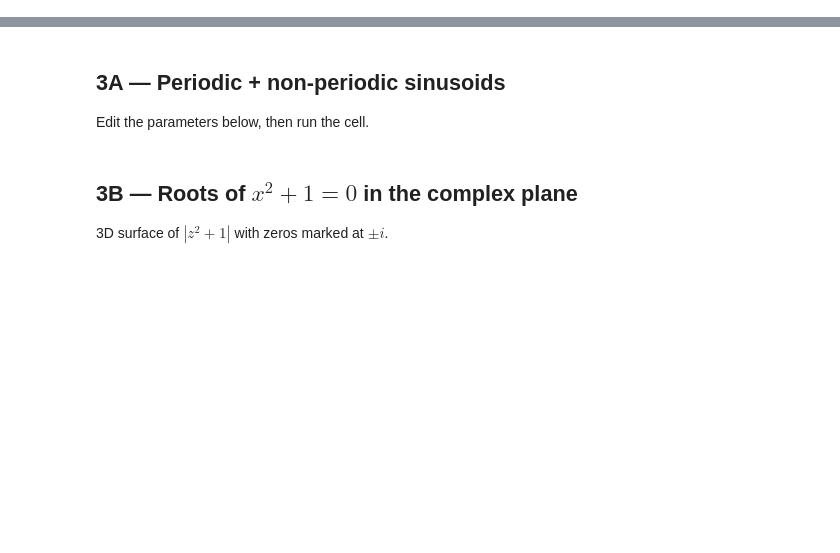
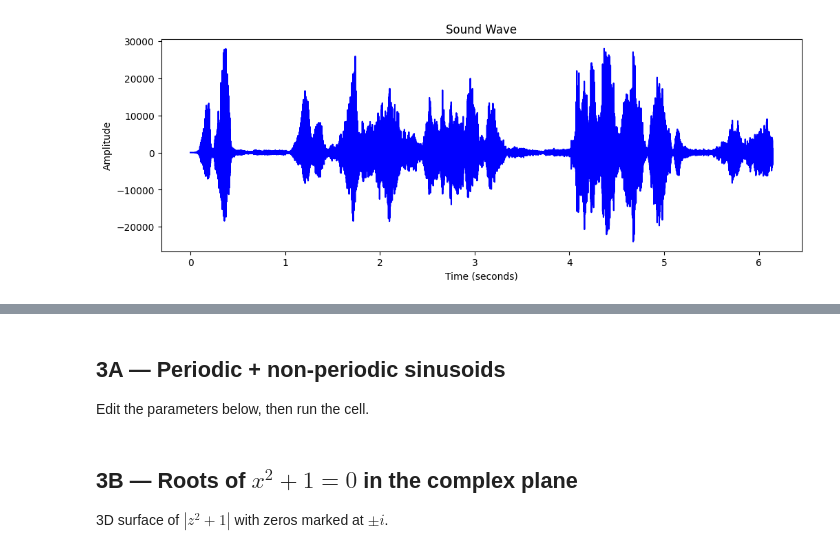
Before and after one commit to Siddco17/padhai, a Jupyter notebook: sem3/03-sns-lab/scripts/snslab.ipynb, the cells around one changed output, grey strips where cells are left out. Drawn from its saved outputs; the diff is of its cells as text; code cells hidden in the pictures; blank space fills up the shorter version.

```diff
--- a/sem3/03-sns-lab/scripts/snslab.ipynb
+++ b/sem3/03-sns-lab/scripts/snslab.ipynb
@@ -4,0 +67,30 @@ Combined notebook for lab scripts **3A**, **3B**, and **3C**.
+# %%
+import matplotlib.pyplot as plt
+import numpy as np
+import wave
+
+
+wav_file = wave.open("/content/sample_data/voice.wav", "rb")
+
+sample_rate = wav_file.getframerate()
+n_frames = wav_file.getnframes()
+n_channels = wav_file.getnchannels()
+audio_data = wav_file.readframes(n_frames)
+
+audio_array = np.frombuffer(audio_data, dtype=np.int16)
+
+
+if n_channels > 1:
+    audio_array = audio_array.reshape(-1, n_channels)
+    audio_array = audio_array[:, 0]
+
+time_axis = np.linspace(0, n_frames / sample_rate, num=n_frames)
+
+plt.figure(figsize=(12, 4))
+plt.plot(time_axis, audio_array, color="blue")
+plt.title("Sound Wave")
+plt.xlabel("Time (seconds)")
+plt.ylabel("Amplitude")
+plt.show()
+# %% [output]
+[figure, added]
```
Also changed, not shown: parts of 11 cells of this notebook, 3 other files.
